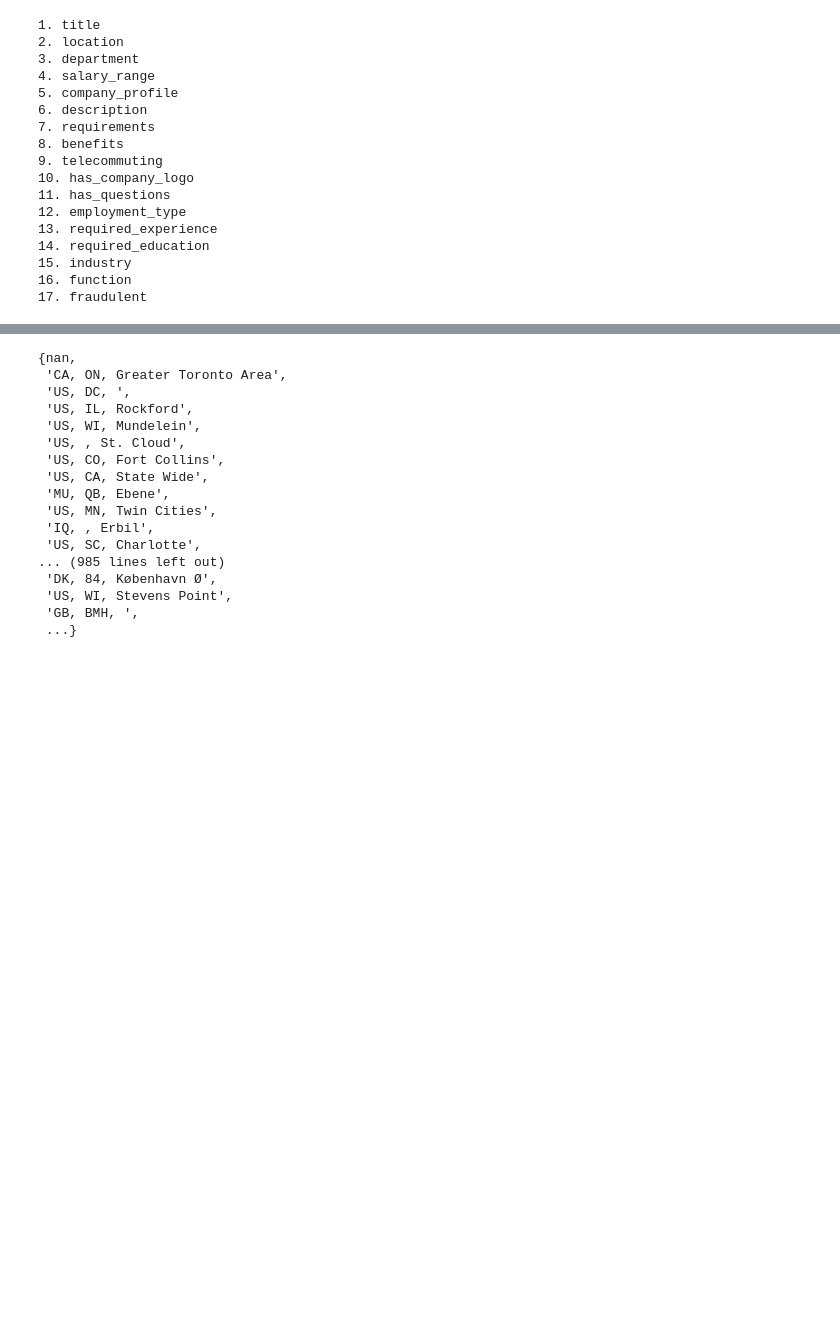
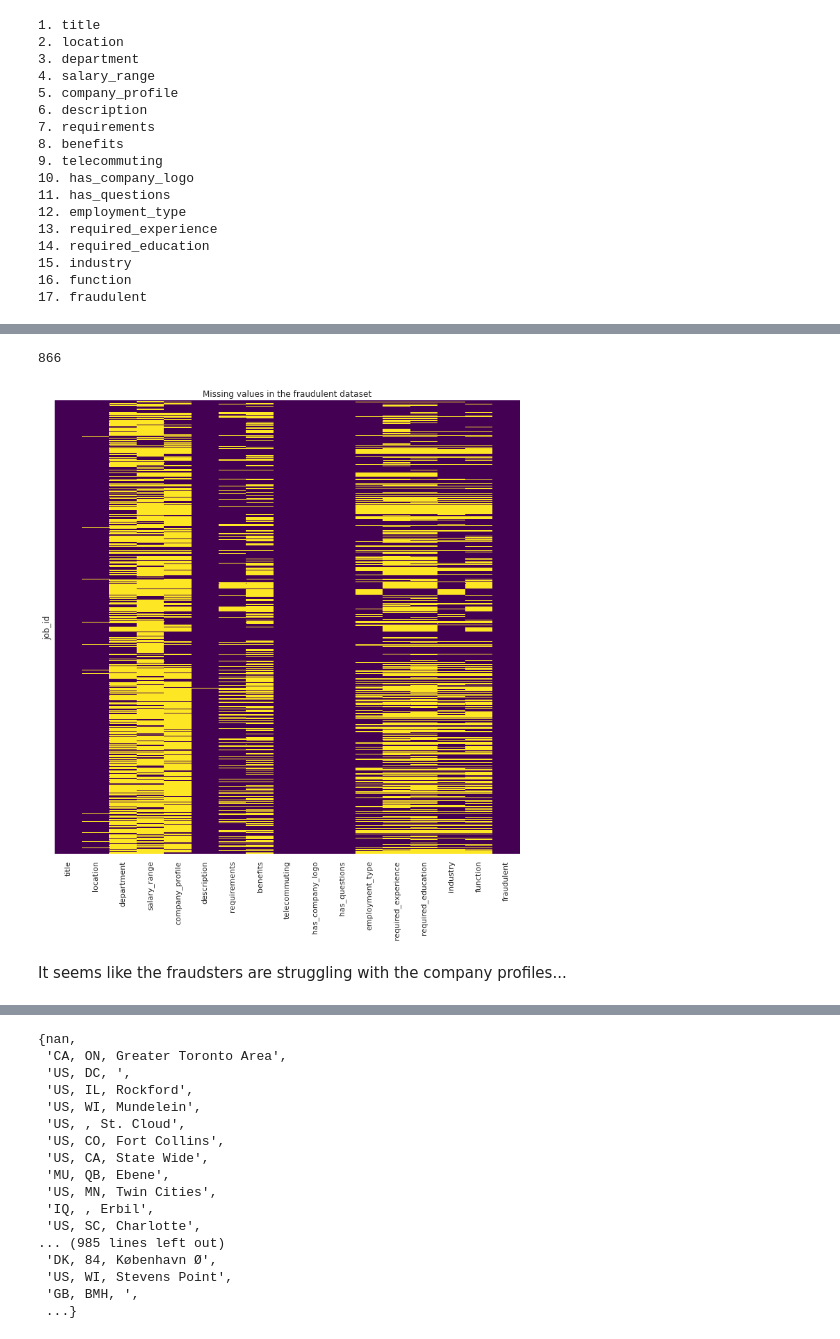
Before and after one commit to aghilissen/FakeJobDetection, a Jupyter notebook: EDA.ipynb, the cells around one changed output, grey strips where cells are left out. Saved outputs shown, nothing was run; the diff lists cells and outputs as text; code cells hidden in the pictures; blank space fills up the shorter version.

```diff
--- a/EDA.ipynb
+++ b/EDA.ipynb
@@ -66,0 +35,10 @@ Name: fraudulent, dtype: int64
+# %%
+dffraud = df[df['fraudulent']==1]
+print(len(dffraud))
+sns.heatmap(dffraud.isnull(), yticklabels=False, cbar = False, cmap = 'viridis',);
+plt.title('Missing values in the fraudulent dataset');
+# %% [output]
+866
+[figure, added]
+# %% [markdown]
+It seems like the fraudsters are struggling with the company profiles...
```
Also changed, not shown: parts of 12 cells of this notebook.
